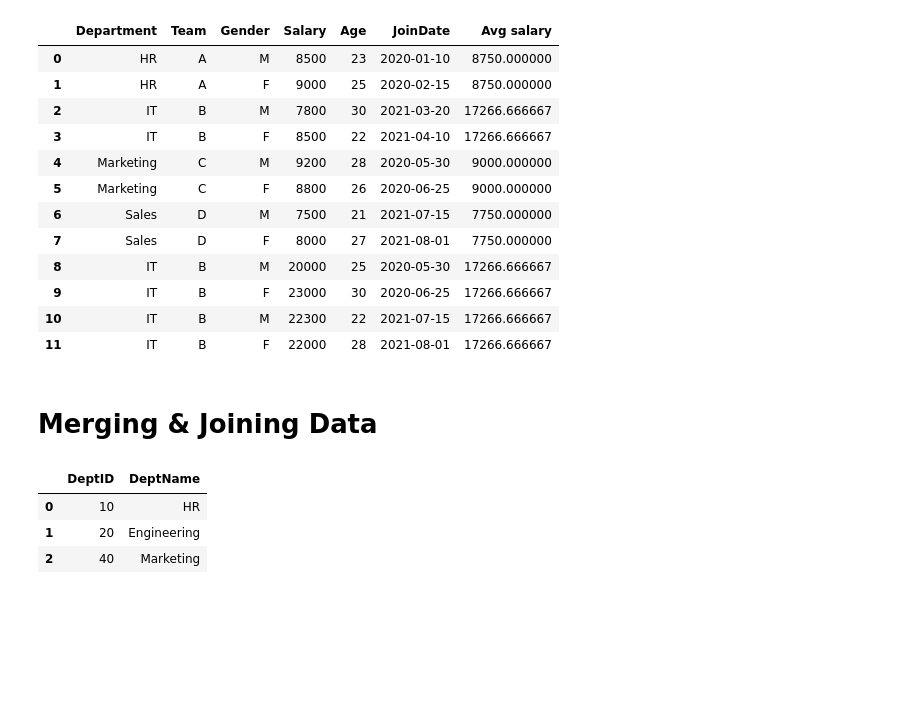
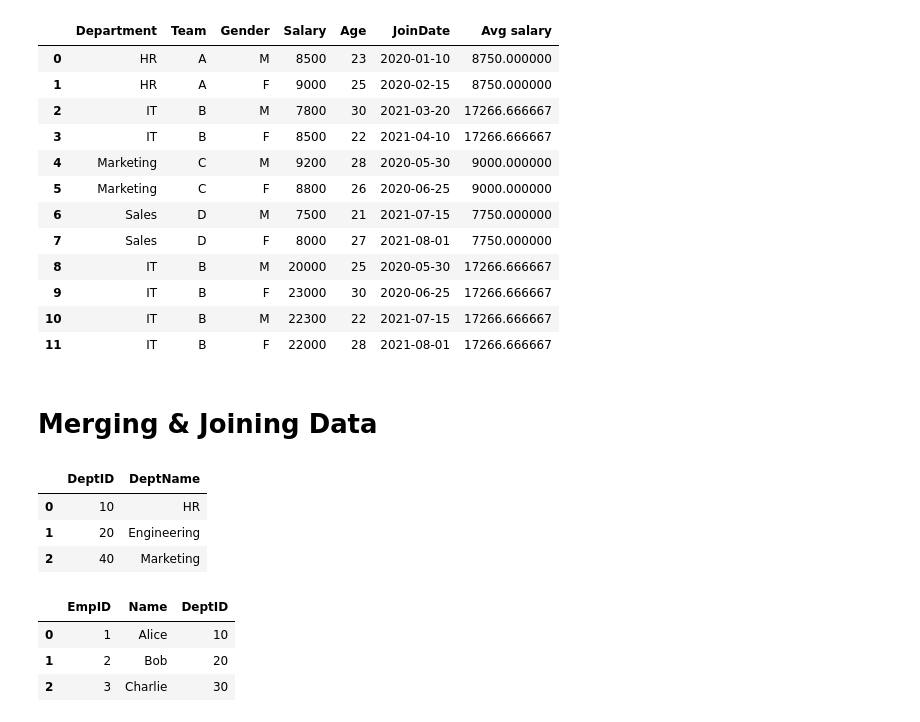
Before and after one commit to pankajvshnv/Data-Science, a Jupyter notebook: numpy.ipynb, the cells around one changed output. Drawn from its saved outputs; the diff is of its cells as text; code cells hidden in the pictures; blank space fills up the shorter version.

```diff
--- a/numpy.ipynb
+++ b/numpy.ipynb
@@ -2138,3 +2146,10 @@ departments
 | 0 | 10 | HR |
 | 1 | 20 | Engineering |
 | 2 | 40 | Marketing |
+# %%
+employees
+# %% [output]
+|  | EmpID | Name | DeptID |
+| 0 | 1 | Alice | 10 |
+| 1 | 2 | Bob | 20 |
+| 2 | 3 | Charlie | 30 |
```
Also changed, not shown: parts of 1 cell of this notebook.
